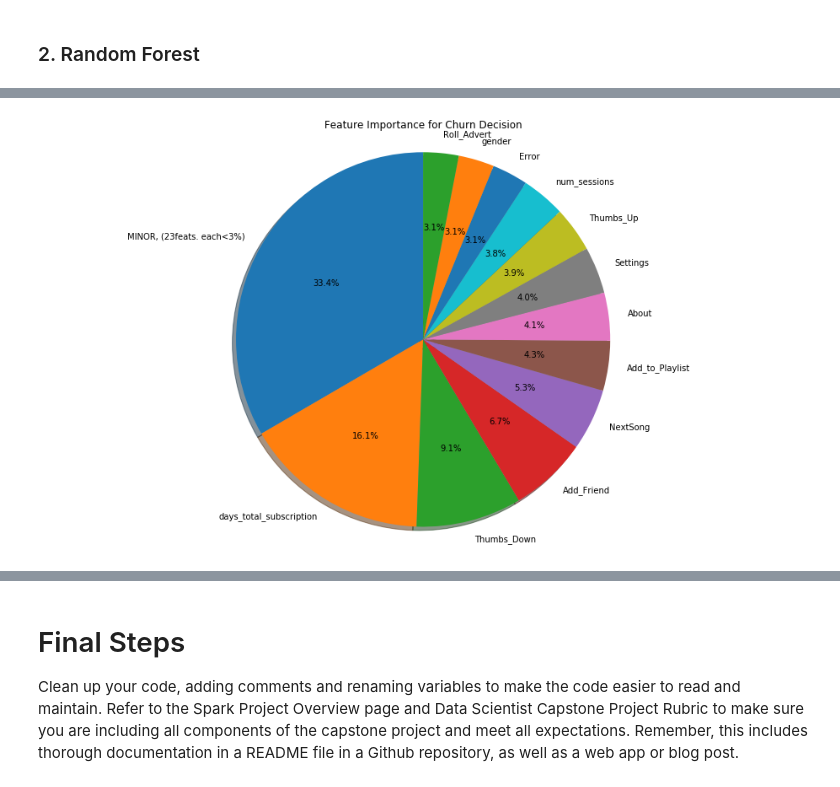
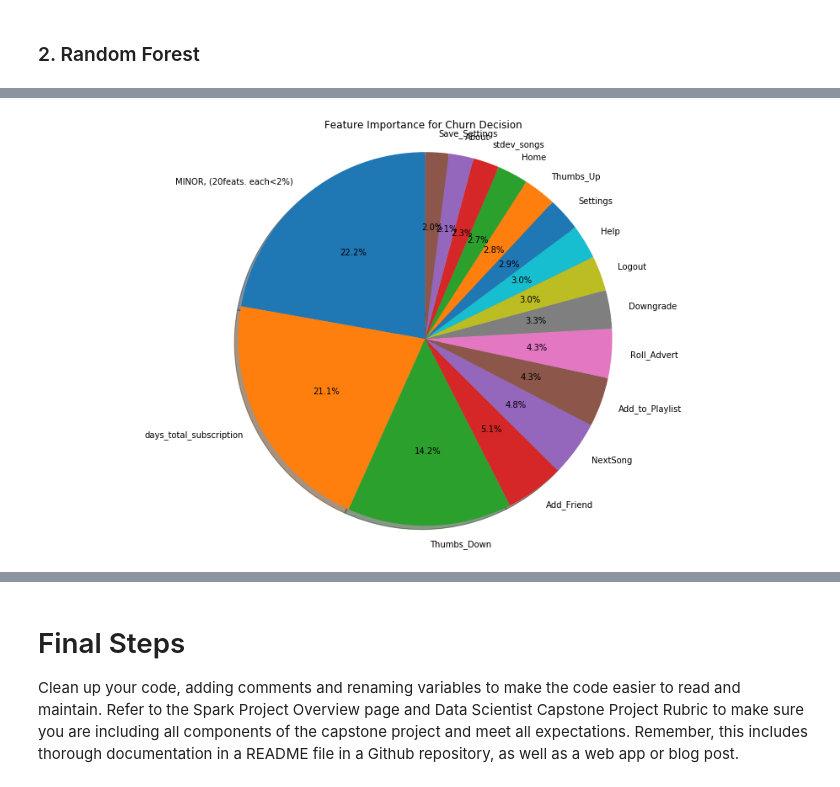
Before and after one commit to HershVak123/Personal_Projects, a Jupyter notebook: Sparkify/Sparkify.ipynb, the cells around one changed output, grey strips where cells are left out. Cells and saved outputs as stored; diff of their text form; code cells hidden in the pictures.

Commit message:
Added more content to ReadMe.md and updated the notebook with the necessary changes

```diff
--- a/Sparkify/Sparkify.ipynb
+++ b/Sparkify/Sparkify.ipynb
@@ -681,7 +739,7 @@ Split the full dataset into train, test, and validation sets. Test out several o
 # %% [markdown]
 Since we went through the effort of saving out data set after building it, we can use the load function to load it here for modelling:
 # %%
-modelling_df = spark.read.csv('clean_dataset.CSV', header=True)
+modelling_df = spark.read.csv('clean_dataset.csv', header=True)
 modelling_df_pandas = modelling_df.toPandas()
 
 modelling_df_pandas.head()
@@ -800,6 +858,15 @@ Now that we've prepared our data to be fed into the model, let's define some fun
 # prints how long a model takes to train/fit
 
 def format_duration (t_diff):
+    """
+    Takes a time delta and converts it into an hour/minute/second format
+
+    input:
+    t_diff - A time delta to be converted.
+
+    return:
+    A formatted string that displays the time delta in an hour/minute/second format
+    """
 
     t_seconds = t_diff.seconds
     duration = {}
@@ -818,6 +885,23 @@ def format_duration (t_diff):
 # %%
 # function to fit model based on what type of model type and param grid we provide
 def fit_model(data, model_type, param_grid, save_as, num_folds=5, random_seed=345):
+    """
+    This function trains a model based on what model object is input. The hyperparameters can be
+    tuned by inputting a param grid. After training the model, the model object is saved as
+    whatever name/format is specified in the input.
+
+    inputs:
+    data -Data used to train the model.
+    model_type - An instantiated model class that tells the function what model to train.
+    param grid - A set of hyper-parameters used to tune the model training.
+    save_as - String that contains what name and format to save the model object as
+    num_folds - Number of folds used in cross-validation. Default 5
+    random_seed - Random seed that sets the random state to be used while training the model.
+                Using the same seed allows for others to reproduce the results.
+
+    return:
+    Returns a fitted model object that can be assessed on test data.
+    """
 
     model_eval = CrossValidator(estimator=model_type,
                                 estimatorParamMaps=param_grid,
@@ -935,6 +1081,17 @@ def classifier_metrics(trained_model, train_data, test_data):
     return metric_df
 # %%
 def feature_importance(fitted_model, x_labels, threshold=0.1):
+    """
+
+    inputs:
+    fitted_model - A trained model object that is used to
+    x_labels - Labels used to describe the individual feature slices.
+    threshold - Numeric threshold used to evaluate if a feature deserves it's own slice in
+                the pie chart or if it is congregated with the other "minor" features.
+
+    return:
+    Does not return an explicit value. The function plots a pie chart.
+    """
 
     imp = list(fitted_model.bestModel.featureImportances.toArray())
     thresh_val = threshold/100
@@ -1021,4 +1196,4 @@ display(classifier_metrics(m, train, test))
 # %%
-feature_importance(m, feat_lab, threshold=3)
+feature_importance(m, feat_lab, threshold=2)
 # %% [output]
-[figure, old version]
+[figure, new version]
```
Also changed, not shown: parts of 29 cells of this notebook, 1 other file.
